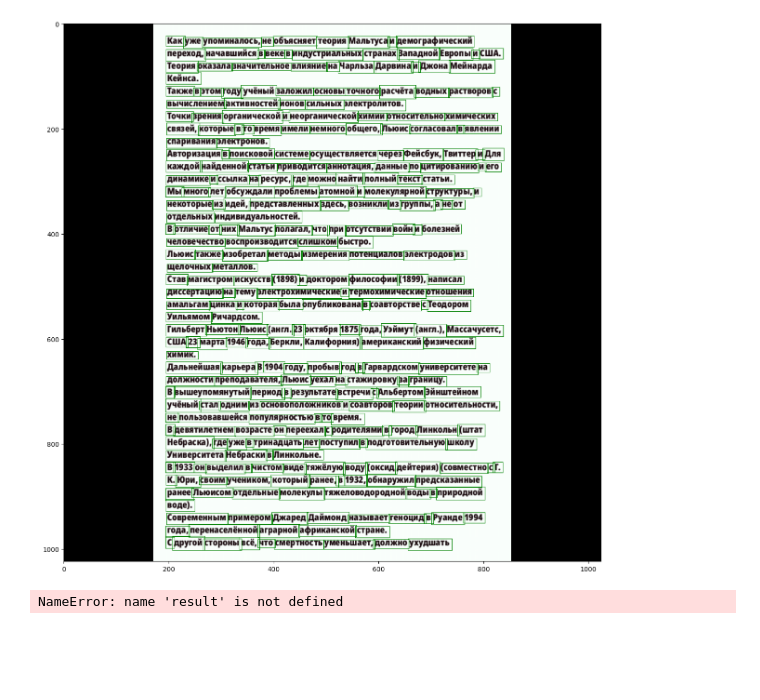
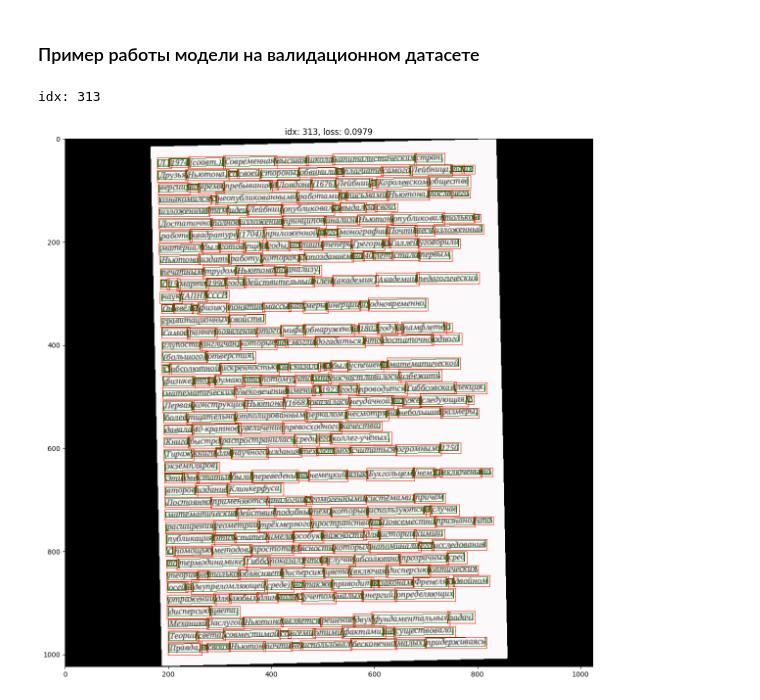
Before and after one commit to aufflammen/ocr_cyrillic, a Jupyter notebook: train_detection.ipynb, the cells around one changed output. Cells and saved outputs as stored; diff of their text form; code cells hidden in the pictures; blank space fills up the shorter version.

```diff
--- a/train_detection.ipynb
+++ b/train_detection.ipynb
@@ -139,4 +271,11 @@ val_loader_d = DataLoader(val_set_d, batch_size=BATCH_SIZE, shuffle=False, colla
 # %%
-model_detection = detection.linknet_resnet18(pretrained=True).to(DEVICE)
+# Загрузим модель
+model = detection.linknet_resnet18(pretrained=True).to(DEVICE)
 # %%
-load_state = torch.load('models_doctr/last_detection.pth', map_location=DEVICE, weights_only=True)
+# Загрузим обученные веса
+load_state = torch.load(
+    CFG.path_models_best.joinpath('best_linknet_resnet18.pth'),
+    map_location=DEVICE,
+    weights_only=True
+)
+model.load_state_dict(load_state['model'])
@@ -227,17 +304,7 @@ with torch.no_grad():
-# %%
-img = (denorm(image) * 255).cpu().to(torch.uint8).squeeze().numpy().transpose(1, 2, 0)
-img = Image.fromarray(img)
-draw = ImageDraw.Draw(img)
-
-for bbox in boxes:
-    draw.rectangle(bbox.tolist(), outline='green', width=1)
-
-plt.figure(figsize=(15, 15))
-plt.imshow(img)
-plt.show()
-# %% [output]
-[figure, removed]
-# %%
-print(result.render())
-# %% [output]
-NameError: name 'result' is not defined
+# %% [markdown]
+### Пример работы модели на валидационном датасете
+# %%
+draw_image_dataset(val_set, NORMALIZE_PARAMS, model, img_size=14)
+# %% [output]
+idx: 313
+[figure, added]
```
Also changed, not shown: parts of 24 cells of this notebook, 7 other files.
